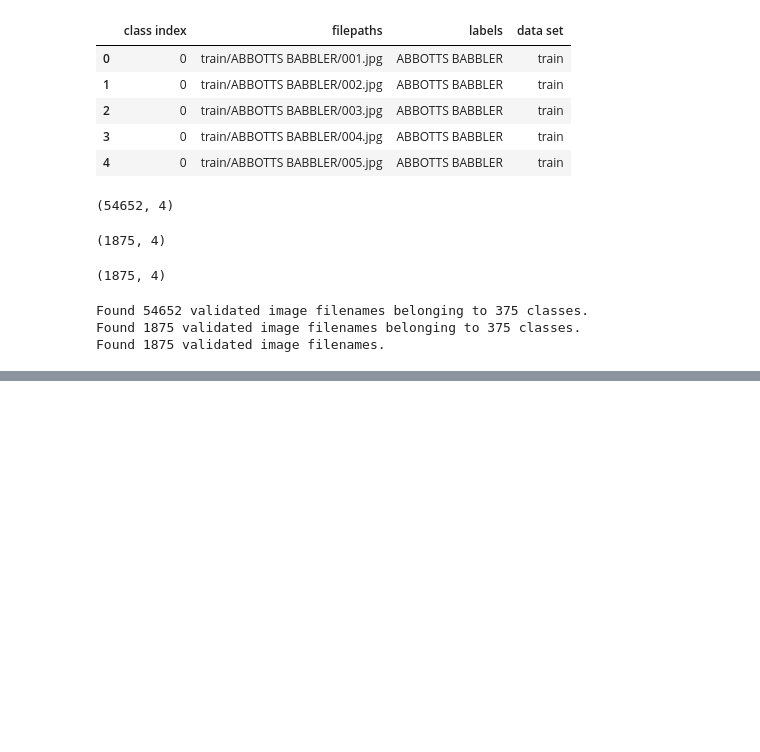
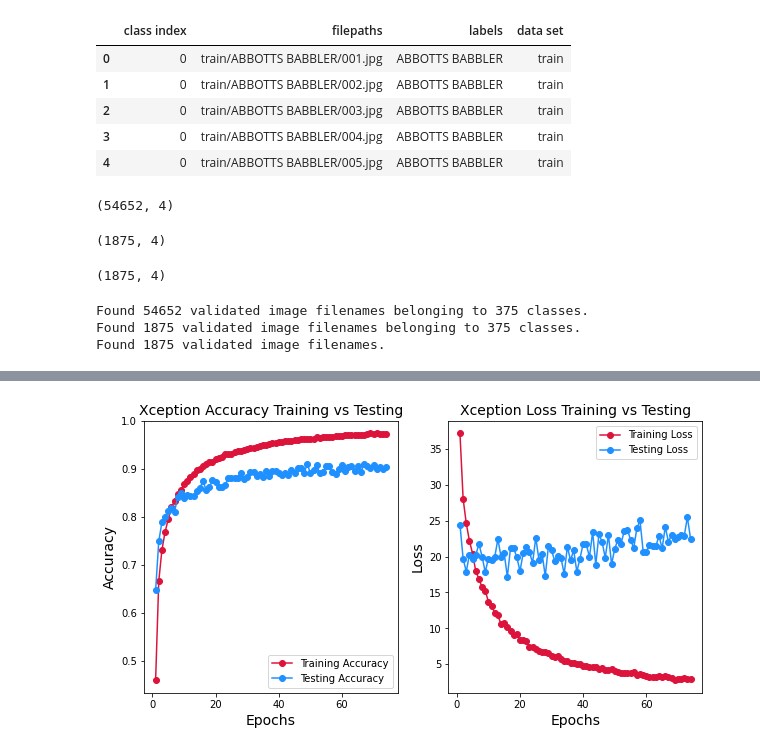
Before and after one commit to roshan-pandey/Bird_Classification, a Jupyter notebook: src/Bird_Classification.ipynb, the cells around one changed output, grey strips where cells are left out. Drawn from its saved outputs; the diff is of its cells as text; code cells hidden in the pictures; blank space fills up the shorter version.

Commit message:
Tried several pre trained models like resnet, vgg, inception and xception

```diff
--- a/src/Bird_Classification.ipynb
+++ b/src/Bird_Classification.ipynb
@@ -52 +52,4 @@ BATCH_SIZE = 64
+# %%
+BATCH_SIZE = 34
+EPOCHS = 50
 # %%
@@ -231,0 +326,32 @@ plotter(incepV3_history, "InceptionV3")
+# %%
+# base_model = EfficientNetB0(include_top=False)
+base_model = Xception(weights = 'imagenet', include_top = False, input_shape = (256, 256, 3))
+base_model.trainable=False
+
+
+input_layer = base_model(input, training=False)
+
+Xception_model = Sequential()
+Xception_model.add(base_model)
+
+Xception_model.add(Flatten())
+Xception_model.add(Activation('relu'))
+Xception_model.add(Dense(375))
+Xception_model.add(Activation('softmax'))
+
+# pool = Flatten()(input_layer)
+# outputs = Dense(375, activation='softmax', dtype=tf.float32, name="Output_layer")(pool)
+
+# Xception_model = Model(input, outputs,name="model")
+# %%
+adam = Adam(learning_rate=0.001) # ADAM optimizer was used to reach the optimal weights...
+Xception_model.compile(optimizer=adam, loss='categorical_crossentropy', metrics=['accuracy'])
+
+
+# Fitting/training model...
+Xception_history = Xception_model.fit(
+    train_generator,
+    steps_per_epoch = len(train) / BATCH_SIZE, # number of steps in each epoch...
+    callbacks=eff_callbacks,
+    epochs = EPOCHS,
+    validation_data = valid_generator)
@@ -231,0 +376,4 @@ plotter(incepV3_history, "InceptionV3")
+# %%
+plotter(Xception_history, "Xception")
+# %% [output]
+[figure, added]
```
Also changed, not shown: parts of 15 cells of this notebook.
